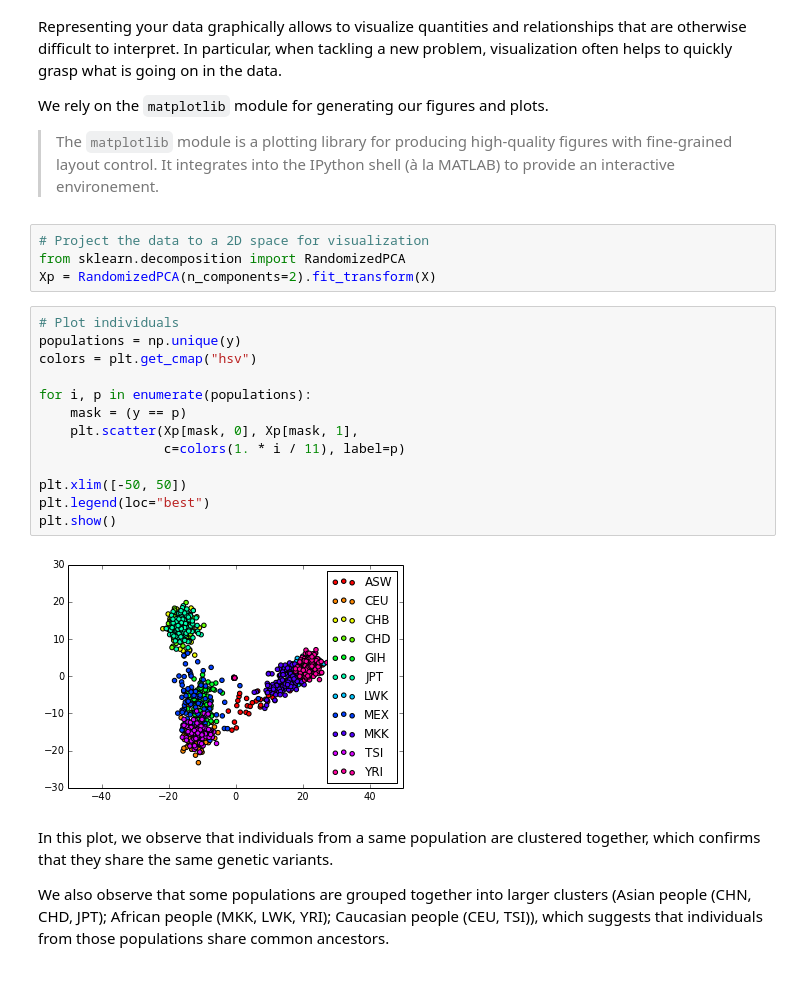
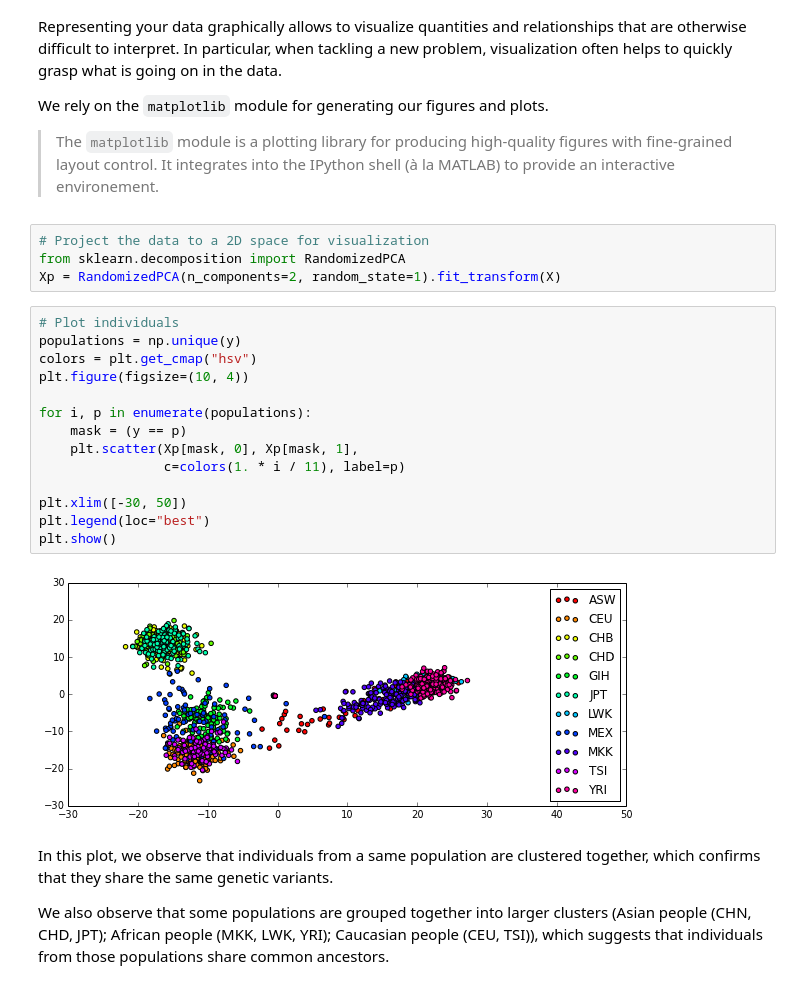
Before and after one commit to glouppe/NIPS2013_sklearn, a Jupyter notebook: oral/sklearn-mloss.ipynb, the cells around one changed output. Drawn from its saved outputs; the diff is of its cells as text.

Commit message:
Set random_state and figsize

```diff
--- a/oral/sklearn-mloss.ipynb
+++ b/oral/sklearn-mloss.ipynb
@@ -328,22 +328,23 @@ We rely on the `matplotlib` module for generating our figures and plots.
 # %%
 # Project the data to a 2D space for visualization
 from sklearn.decomposition import RandomizedPCA
-Xp = RandomizedPCA(n_components=2).fit_transform(X)
+Xp = RandomizedPCA(n_components=2, random_state=1).fit_transform(X)
 # %%
 # Plot individuals
 populations = np.unique(y)
 colors = plt.get_cmap("hsv")
+plt.figure(figsize=(10, 4))
 
 for i, p in enumerate(populations):
     mask = (y == p)
     plt.scatter(Xp[mask, 0], Xp[mask, 1],
                 c=colors(1. * i / 11), label=p)
 
-plt.xlim([-50, 50])
+plt.xlim([-30, 50])
 plt.legend(loc="best")
 plt.show()
 # %% [output]
-[figure, old version]
+[figure, new version]
 # %% [markdown]
 In this plot, we observe that individuals from a same population are clustered together, which confirms that they share the same genetic variants.
 
```
Also changed, not shown: parts of 2 cells of this notebook.
